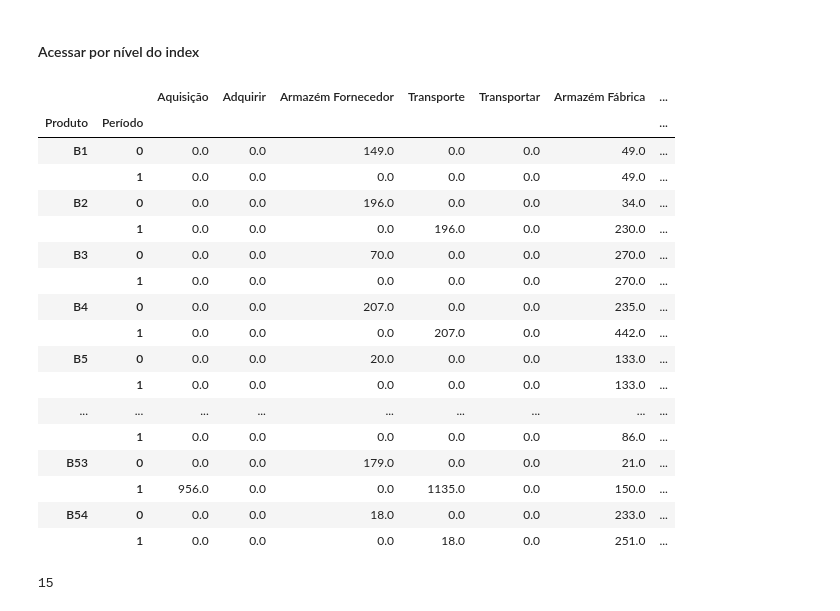
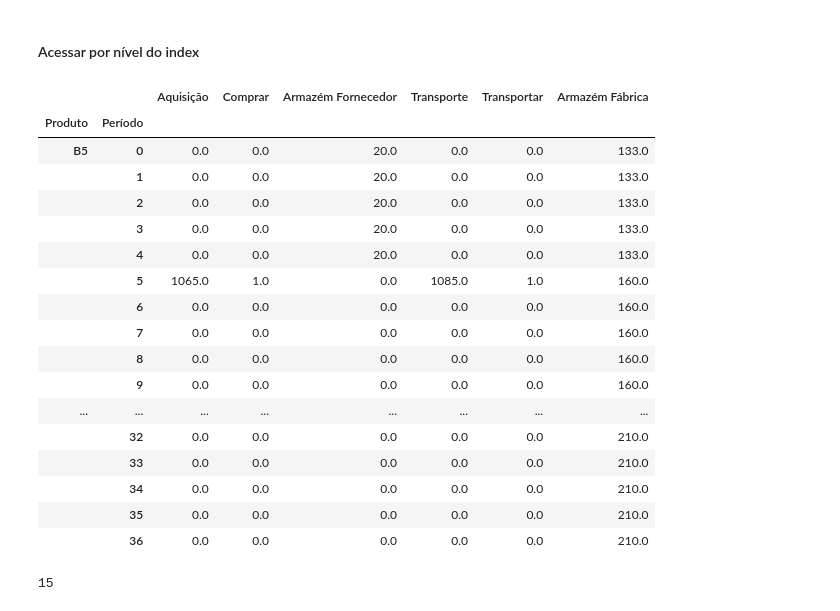
Before and after one commit to oiac23/ifg-ai, a Jupyter notebook: 3-modelagem e otimizacao/AVALIACAO/TrabalhoModelagem.ipynb, the cells around one changed output. Drawn from its saved outputs; the diff is of its cells as text; code cells hidden in the pictures.

```diff
--- a/3-modelagem e otimizacao/AVALIACAO/TrabalhoModelagem.ipynb
+++ b/3-modelagem e otimizacao/AVALIACAO/TrabalhoModelagem.ipynb
@@ -123,17 +124,17 @@ prob = pulp.LpProblem(name="Minimização de custos",
 
 # Preenchendo constantes com os dados dos arquivos Excel
 
-#N_PRODUCTS = 15
-#N_PERIODS = 15
-#MAX_AGING_TIME = 2
-#WAREHOUSE_RECEIVING_CAPACITY = 3
-BIG_M = 1e9
+N_PRODUCTS = 5
+#N_PERIODS = 20
+MAX_AGING_TIME = 5
+WAREHOUSE_RECEIVING_CAPACITY = 3
+BIG_M = 1e4
 
-N_PRODUCTS = items_data.shape[0]
+#N_PRODUCTS = items_data.shape[0]
 N_PERIODS = len(procurement_costs_data['Period ID'].unique())
-MAX_AGING_TIME = parameters.loc['Max Aging Time'].iloc[0]
+#MAX_AGING_TIME = parameters.loc['Max Aging Time'].iloc[0]
 SUPPLIER_EXPEDITION_CAPACITY = parameters.loc['Supplier Expedition Capacity'].iloc[0]
-WAREHOUSE_RECEIVING_CAPACITY = parameters.loc['Warehouse Receiving Capacity'].iloc[0]
+#WAREHOUSE_RECEIVING_CAPACITY = parameters.loc['Warehouse Receiving Capacity'].iloc[0]
 SUPPLIER_INVENTORY_CAPACITY = parameters.loc['Supplier Inventory Capacity'].iloc[0]
 WAREHOUSE_INVENTORY_CAPACITY = parameters.loc['Warehouse Inventory Capacity'].iloc[0]
 
@@ -285,23 +286,20 @@ for t in range(1, N_PERIODS+1):
 
     for i in range(1, N_PRODUCTS+1):
         #Restrições de Aquisição
-        #prob += X[(f'B{i}', t)] <= MaxO[f'B{i}']
+        prob += X[(f'B{i}', t)] <= MaxO[f'B{i}'] * Z[(f'B{i}', t)]
         prob += X[(f'B{i}', t)] >= MinO[f'B{i}'] - BIG_M * (1-Z[(f'B{i}', t)])
-
-        prob += X[(f'B{i}', t)] <= MaxO[f'B{i}'] * Z[(f'B{i}', t)]
         prob += X[(f'B{i}', t)] >= 1 * Z[(f'B{i}', t)]
 
         #Restrições do Estoque do Fornecedor
-        #prob += S[(f'B{i}', t)] == S[(f'B{i}', t-1)] + X[(f'B{i}', t)] - T[(f'B{i}', t)]
+        prob += S[(f'B{i}', t)] == S[(f'B{i}', t-1)] + X[(f'B{i}', t)] - T[(f'B{i}', t)]
+
         #'''
         # VI
         if t-MAX_AGING_TIME<0:
-            prob += S[(f'B{i}', t)] <= \
-                S[(f'B{i}', t-1)] + X[(f'B{i}', t)] - T[(f'B{i}', t)]
+            pass
         else:
-            prob += S[(f'B{i}', t)] <= \
-                S[(f'B{i}', t-1)] + X[(f'B{i}', t)] - \
-                    T[(f'B{i}', t)] - S[(f'B{i}', t-MAX_AGING_TIME)]
+            prob += -S[(f'B{i}', t)] + S[(f'B{i}', t-MAX_AGING_TIME)] >= S[(f'B{i}', t-MAX_AGING_TIME)]
+
         #'''
 
         #Restrições do Estoque da Fábrica
@@ -310,7 +308,7 @@ for t in range(1, N_PERIODS+1):
         prob += W[(f'B{i}', t)] >= M.get((f'B{i}', t), 0)
 
         #Restrições do Transporte
-        #prob += T[(f'B{i}', t)] <= SUPPLIER_EXPEDITION_CAPACITY
+
         prob += T[(f'B{i}', t)] >= MinT[f'B{i}'] - BIG_M * (1-Y[(f'B{i}', t)])
 
         prob += T[(f'B{i}', t)] <= \
@@ -358,8 +375,8 @@ data = [X,
         T,
         Y,
         W,
-        M,
-        D,
+        #M,
+        #D,
         ]
 
 df = pd.DataFrame.from_records(data,
@@ -369,8 +386,9 @@ df = pd.DataFrame.from_records(data,
                                       'Transporte',
                                       'Transportar',
                                       'Armazém Fábrica',
-                                      'Estoque Mínimo',
-                                      'Demanda',]
+                                      #'Estoque Mínimo',
+                                      #'Demanda',
+                                      ]
                                       )
 df = df.T
 
@@ -387,26 +405,26 @@ df = df.fillna(0)
 #### Acessar por nível do index
 # %%
 pd.options.display.max_rows = 999
-df[df.index.get_level_values('Período').isin([0, 1])]
+df[df.index.get_level_values('Produto').isin(['B5'])]
 # %% [output]
-|  |  | Aquisição | Adquirir | Armazém Fornecedor | Transporte | Transportar | Armazém Fábrica | ... |
-| Produto | Período |  |  |  |  |  |  | ... |
-| B1 | 0 | 0.0 | 0.0 | 149.0 | 0.0 | 0.0 | 49.0 | ... |
-|  | 1 | 0.0 | 0.0 | 0.0 | 0.0 | 0.0 | 49.0 | ... |
-| B2 | 0 | 0.0 | 0.0 | 196.0 | 0.0 | 0.0 | 34.0 | ... |
-|  | 1 | 0.0 | 0.0 | 0.0 | 196.0 | 0.0 | 230.0 | ... |
-| B3 | 0 | 0.0 | 0.0 | 70.0 | 0.0 | 0.0 | 270.0 | ... |
-|  | 1 | 0.0 | 0.0 | 0.0 | 0.0 | 0.0 | 270.0 | ... |
-| B4 | 0 | 0.0 | 0.0 | 207.0 | 0.0 | 0.0 | 235.0 | ... |
-|  | 1 | 0.0 | 0.0 | 0.0 | 207.0 | 0.0 | 442.0 | ... |
-| B5 | 0 | 0.0 | 0.0 | 20.0 | 0.0 | 0.0 | 133.0 | ... |
-|  | 1 | 0.0 | 0.0 | 0.0 | 0.0 | 0.0 | 133.0 | ... |
-| ... | ... | ... | ... | ... | ... | ... | ... | ... |
-|  | 1 | 0.0 | 0.0 | 0.0 | 0.0 | 0.0 | 86.0 | ... |
-| B53 | 0 | 0.0 | 0.0 | 179.0 | 0.0 | 0.0 | 21.0 | ... |
-|  | 1 | 956.0 | 0.0 | 0.0 | 1135.0 | 0.0 | 150.0 | ... |
-| B54 | 0 | 0.0 | 0.0 | 18.0 | 0.0 | 0.0 | 233.0 | ... |
-|  | 1 | 0.0 | 0.0 | 0.0 | 18.0 | 0.0 | 251.0 | ... |
+|  |  | Aquisição | Comprar | Armazém Fornecedor | Transporte | Transportar | Armazém Fábrica |
+| Produto | Período |  |  |  |  |  |  |
+| B5 | 0 | 0.0 | 0.0 | 20.0 | 0.0 | 0.0 | 133.0 |
+|  | 1 | 0.0 | 0.0 | 20.0 | 0.0 | 0.0 | 133.0 |
+|  | 2 | 0.0 | 0.0 | 20.0 | 0.0 | 0.0 | 133.0 |
+|  | 3 | 0.0 | 0.0 | 20.0 | 0.0 | 0.0 | 133.0 |
+|  | 4 | 0.0 | 0.0 | 20.0 | 0.0 | 0.0 | 133.0 |
+|  | 5 | 1065.0 | 1.0 | 0.0 | 1085.0 | 1.0 | 160.0 |
+|  | 6 | 0.0 | 0.0 | 0.0 | 0.0 | 0.0 | 160.0 |
+|  | 7 | 0.0 | 0.0 | 0.0 | 0.0 | 0.0 | 160.0 |
+|  | 8 | 0.0 | 0.0 | 0.0 | 0.0 | 0.0 | 160.0 |
+|  | 9 | 0.0 | 0.0 | 0.0 | 0.0 | 0.0 | 160.0 |
+| ... | ... | ... | ... | ... | ... | ... | ... |
+|  | 32 | 0.0 | 0.0 | 0.0 | 0.0 | 0.0 | 210.0 |
+|  | 33 | 0.0 | 0.0 | 0.0 | 0.0 | 0.0 | 210.0 |
+|  | 34 | 0.0 | 0.0 | 0.0 | 0.0 | 0.0 | 210.0 |
+|  | 35 | 0.0 | 0.0 | 0.0 | 0.0 | 0.0 | 210.0 |
+|  | 36 | 0.0 | 0.0 | 0.0 | 0.0 | 0.0 | 210.0 |
 # %%
 df[df[df.index.get_level_values('Período').isin([4])]>0]['Transporte'].count()
 # %% [output]
```
Also changed, not shown: parts of 2 cells of this notebook.
